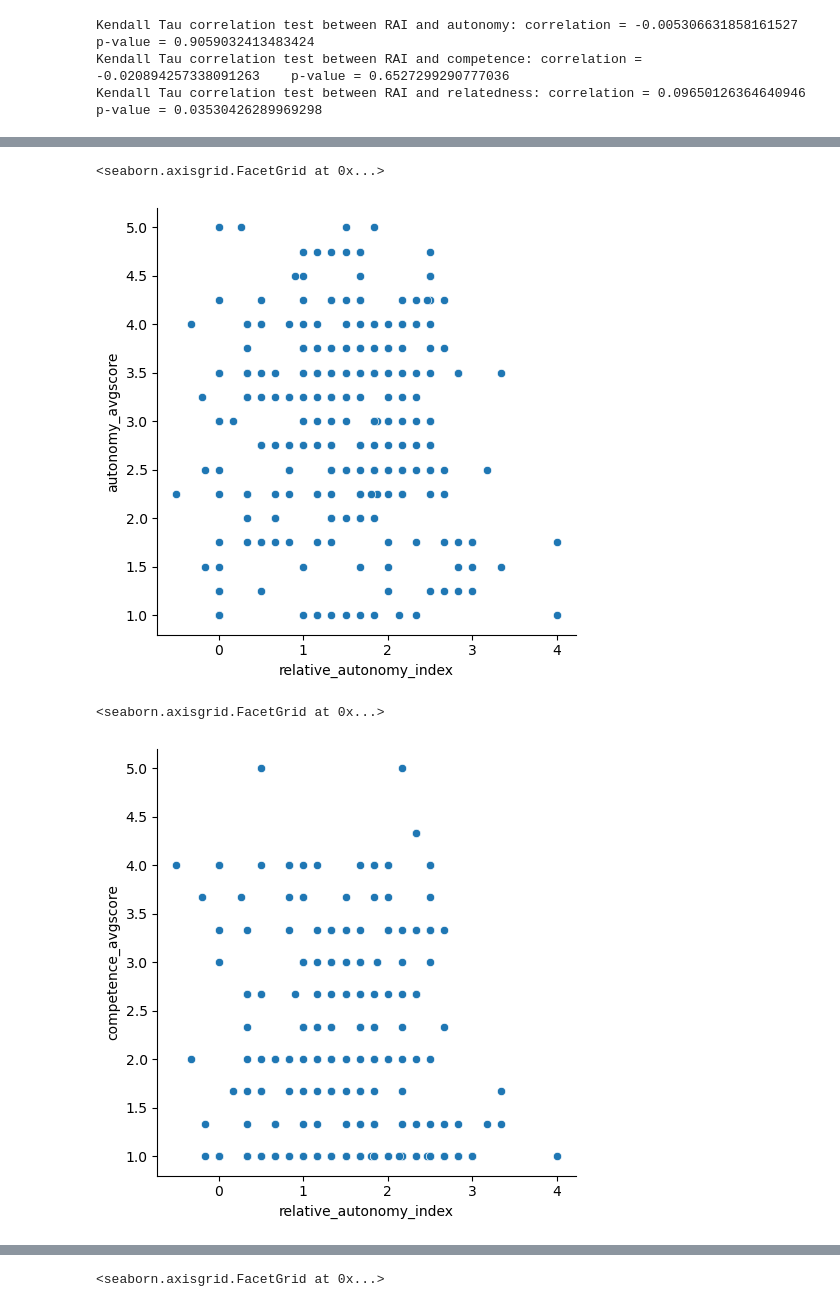
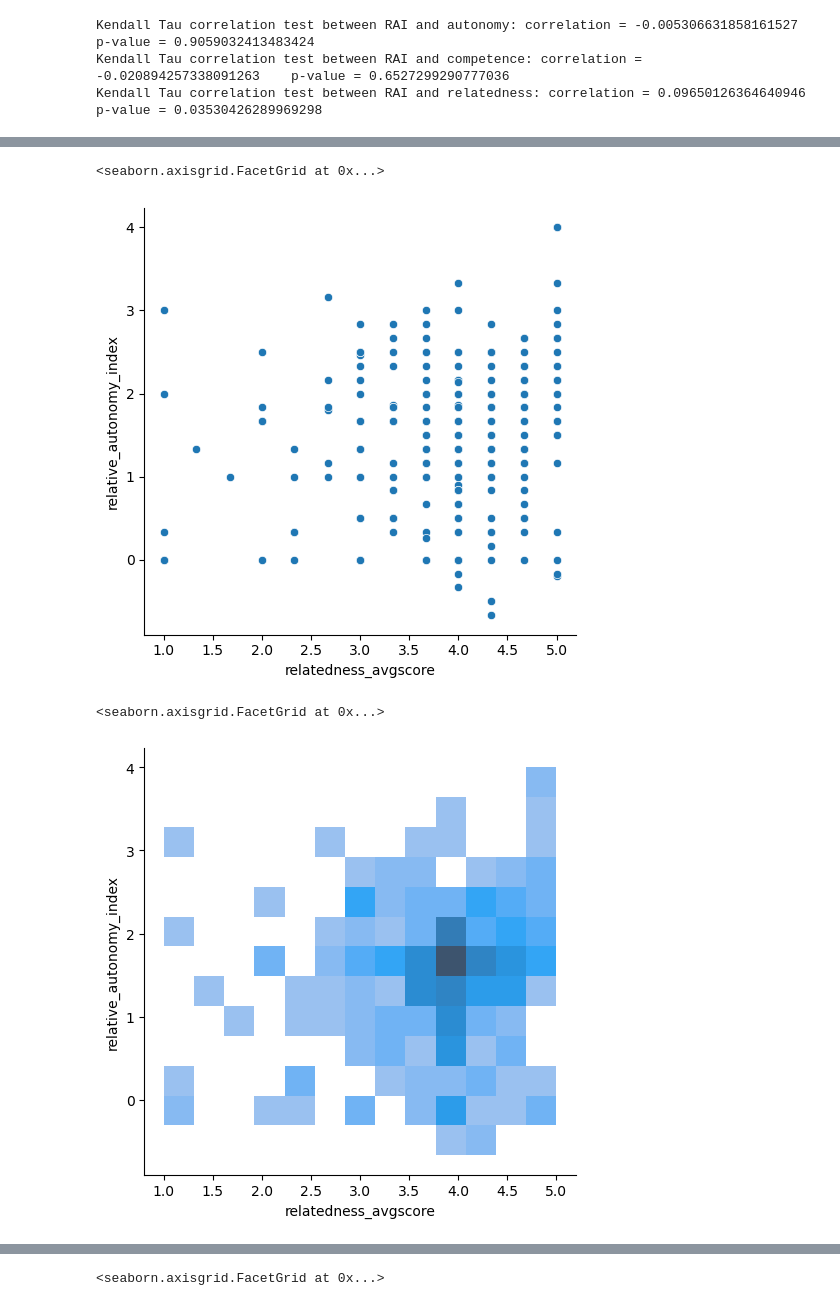
Before and after one commit to smc395/smartphone-wellbeing-study, a Jupyter notebook: analysis.ipynb, the cells around one changed output, grey strips where cells are left out. Cells and saved outputs as stored; diff of their text form; code cells hidden in the pictures.

```diff
--- a/analysis.ipynb
+++ b/analysis.ipynb
@@ -872,10 +1236,10 @@ Kendall Tau correlation test between RAI and relatedness: correlation = 0.096501
 # %%
-sns.relplot(data=acta_df, x='relative_autonomy_index', y='autonomy_avgscore')
+sns.relplot(data=acta_df, x='relatedness_avgscore', y='relative_autonomy_index')
 # %% [output]
 <seaborn.axisgrid.FacetGrid at 0x...>
-[figure, old version]
+[figure, new version]
 # %%
-sns.relplot(data=acta_df, x='relative_autonomy_index', y='competence_avgscore')
+sns.displot(data=acta_df, x='relatedness_avgscore', y='relative_autonomy_index')
 # %% [output]
 <seaborn.axisgrid.FacetGrid at 0x...>
-[figure, old version]
+[figure, new version]
```
Also changed, not shown: parts of 61 cells of this notebook.
